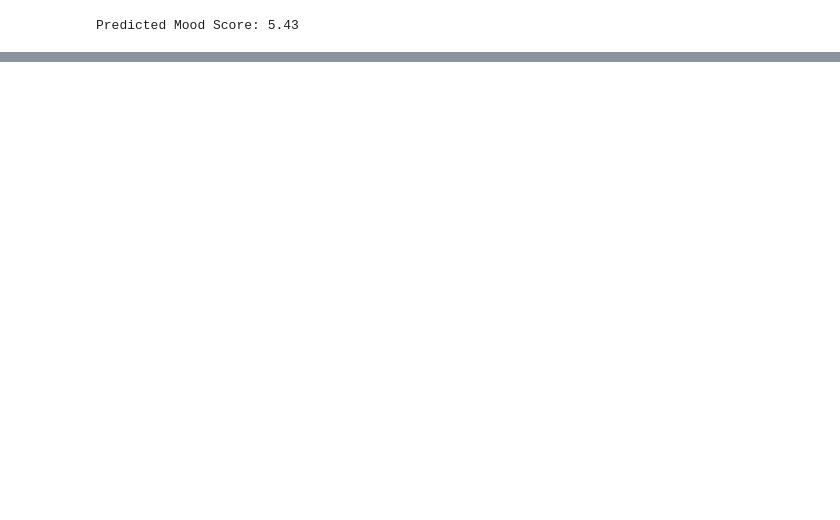
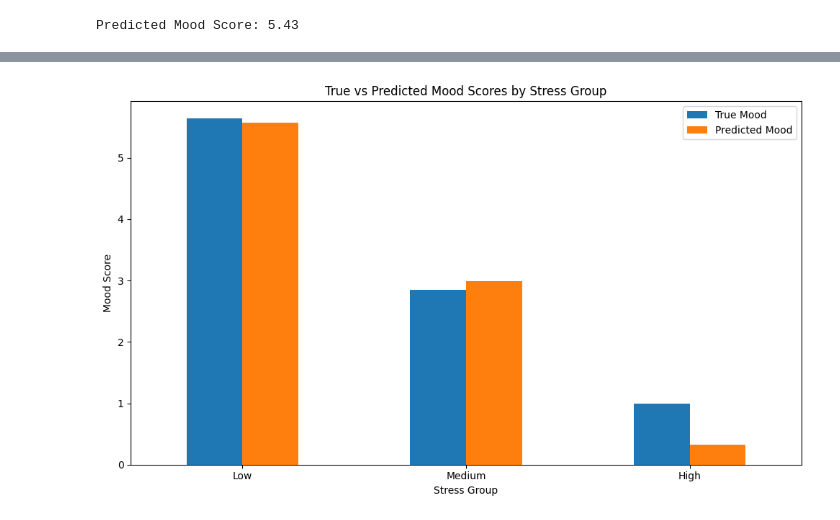
Before and after one commit to lukitasxue/MoodPredictor, a Jupyter notebook: multVarLinRegModel/linearRegMatrices.ipynb, the cells around one changed output, grey strips where cells are left out. Cells and saved outputs as stored; diff of their text form; code cells hidden in the pictures; blank space fills up the shorter version.

```diff
--- a/multVarLinRegModel/linearRegMatrices.ipynb
+++ b/multVarLinRegModel/linearRegMatrices.ipynb
@@ -365,0 +416,22 @@ Predicted Mood Score: 5.43
+# %%
+df["stress_group"] = pd.cut(df["stress_level"], bins=[0, 3, 6, 10], labels=["Low", "Medium", "High"],)
+group_moods_true = df.groupby("stress_group", observed=True)["mood_score"].mean()
+
+df["predicted_mood"] = model.predict(X)
+group_stress_moods_pred = df.groupby("stress_group", observed=True)["predicted_mood"].mean()
+
+combined = pd.DataFrame({
+    "True Mood": group_moods_true,
+    "Predicted Mood": group_stress_moods_pred
+})
+
+combined.plot(kind='bar', figsize=(10, 6))
+plt.title('True vs Predicted Mood Scores by Stress Group')
+plt.ylabel('Mood Score')
+plt.xlabel('Stress Group')
+plt.xticks(rotation=0)
+plt.legend(loc='upper right')
+plt.tight_layout()
+plt.show()
+# %% [output]
+[figure, added]
```
Also changed, not shown: parts of 15 cells of this notebook, 1 other file.
